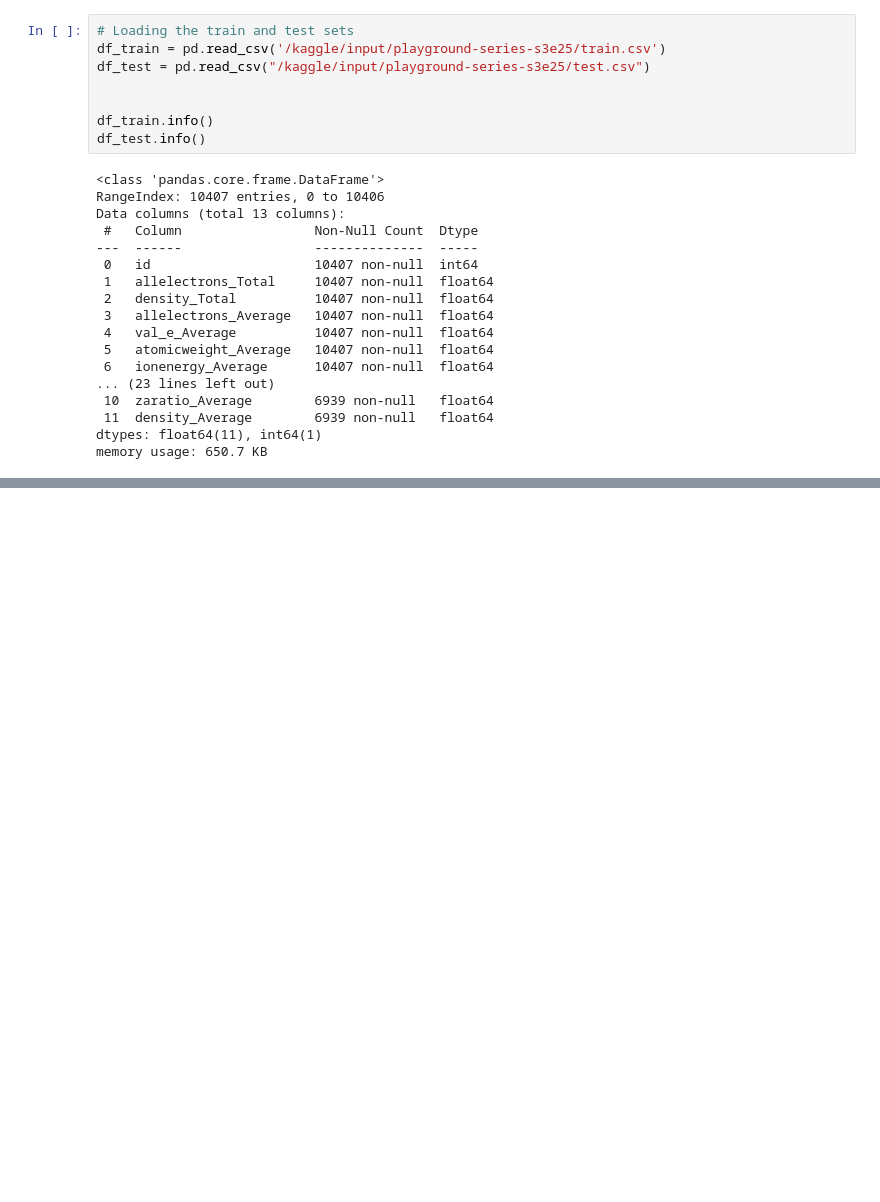
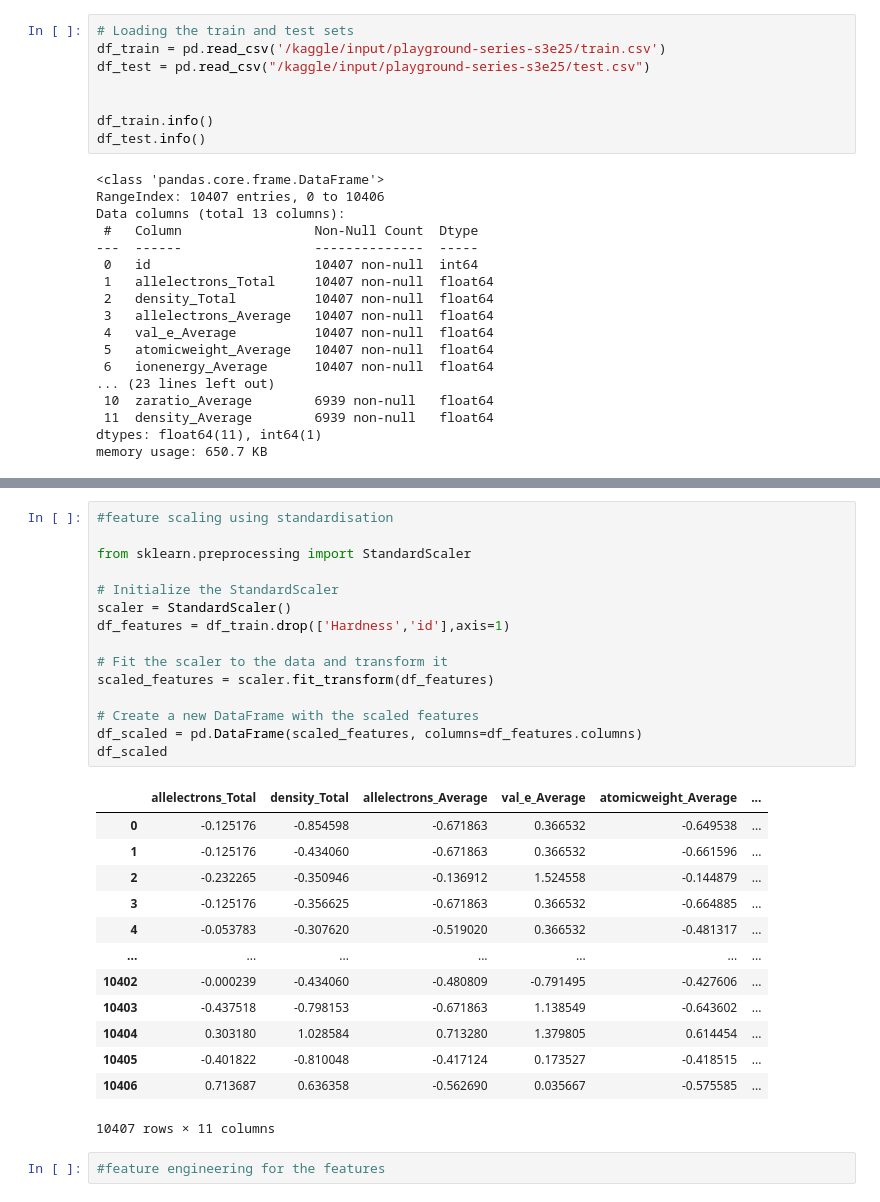
Before and after one commit to gacheru101/Play_ground_series-data, a Jupyter notebook: play-ground-series.ipynb, the cells around one changed output, grey strips where cells are left out. Saved outputs shown, nothing was run; the diff lists cells and outputs as text; blank space fills up the shorter version.

```diff
--- a/play-ground-series.ipynb
+++ b/play-ground-series.ipynb
@@ -79,0 +115,31 @@ plt.show()
+# %%
+#feature scaling using standardisation
+
+from sklearn.preprocessing import StandardScaler
+
+# Initialize the StandardScaler
+scaler = StandardScaler()
+df_features = df_train.drop(['Hardness','id'],axis=1)
+
+# Fit the scaler to the data and transform it
+scaled_features = scaler.fit_transform(df_features)
+
+# Create a new DataFrame with the scaled features
+df_scaled = pd.DataFrame(scaled_features, columns=df_features.columns)
+df_scaled
+# %% [output]
+|  | allelectrons_Total | density_Total | allelectrons_Average | val_e_Average | atomicweight_Average | ... |
+| 0 | -0.125176 | -0.854598 | -0.671863 | 0.366532 | -0.649538 | ... |
+| 1 | -0.125176 | -0.434060 | -0.671863 | 0.366532 | -0.661596 | ... |
+| 2 | -0.232265 | -0.350946 | -0.136912 | 1.524558 | -0.144879 | ... |
+| 3 | -0.125176 | -0.356625 | -0.671863 | 0.366532 | -0.664885 | ... |
+| 4 | -0.053783 | -0.307620 | -0.519020 | 0.366532 | -0.481317 | ... |
+| ... | ... | ... | ... | ... | ... | ... |
+| 10402 | -0.000239 | -0.434060 | -0.480809 | -0.791495 | -0.427606 | ... |
+| 10403 | -0.437518 | -0.798153 | -0.671863 | 1.138549 | -0.643602 | ... |
+| 10404 | 0.303180 | 1.028584 | 0.713280 | 1.379805 | 0.614454 | ... |
+| 10405 | -0.401822 | -0.810048 | -0.417124 | 0.173527 | -0.418515 | ... |
+| 10406 | 0.713687 | 0.636358 | -0.562690 | 0.035667 | -0.575585 | ... |
+10407 rows × 11 columns
+# %%
+#feature engineering for the features
```
Also changed, not shown: parts of 7 cells of this notebook.
